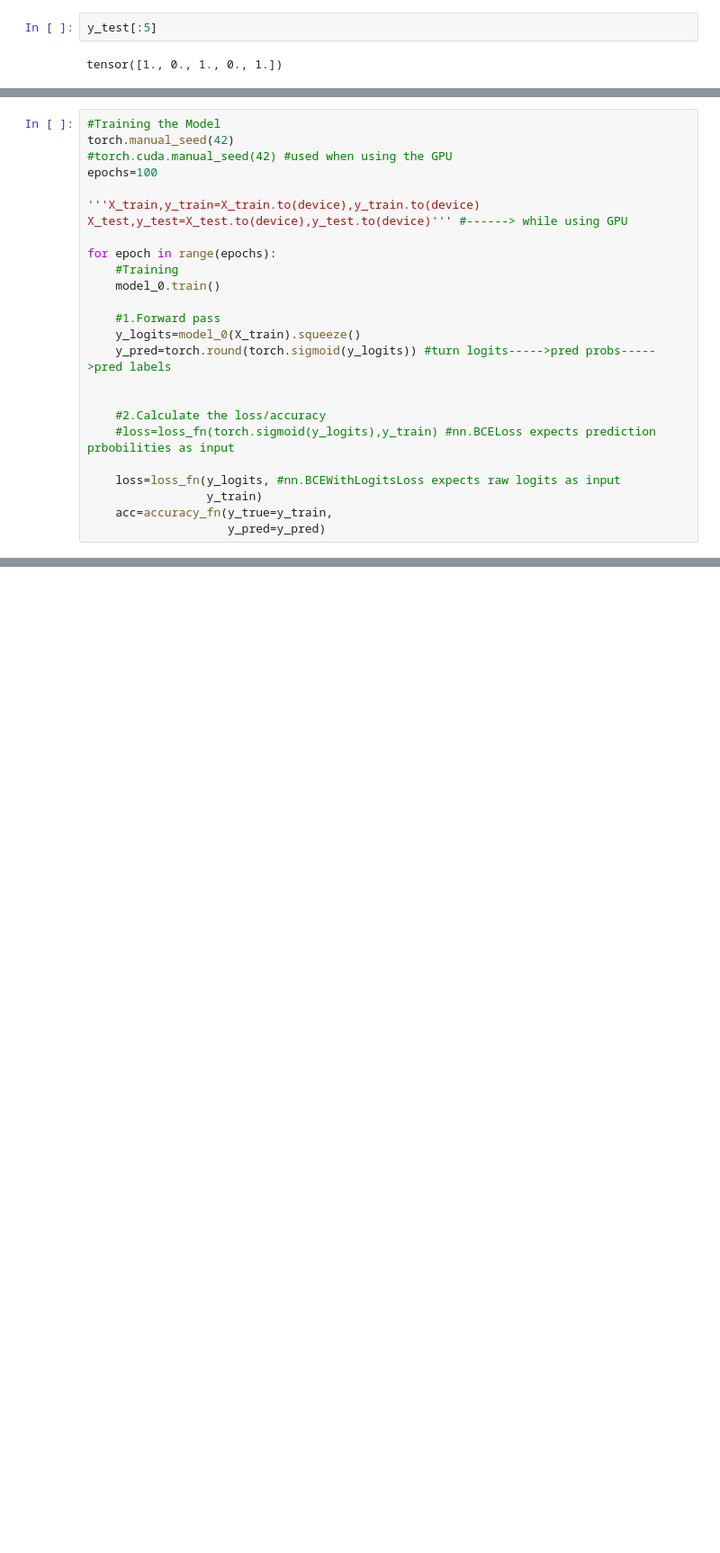
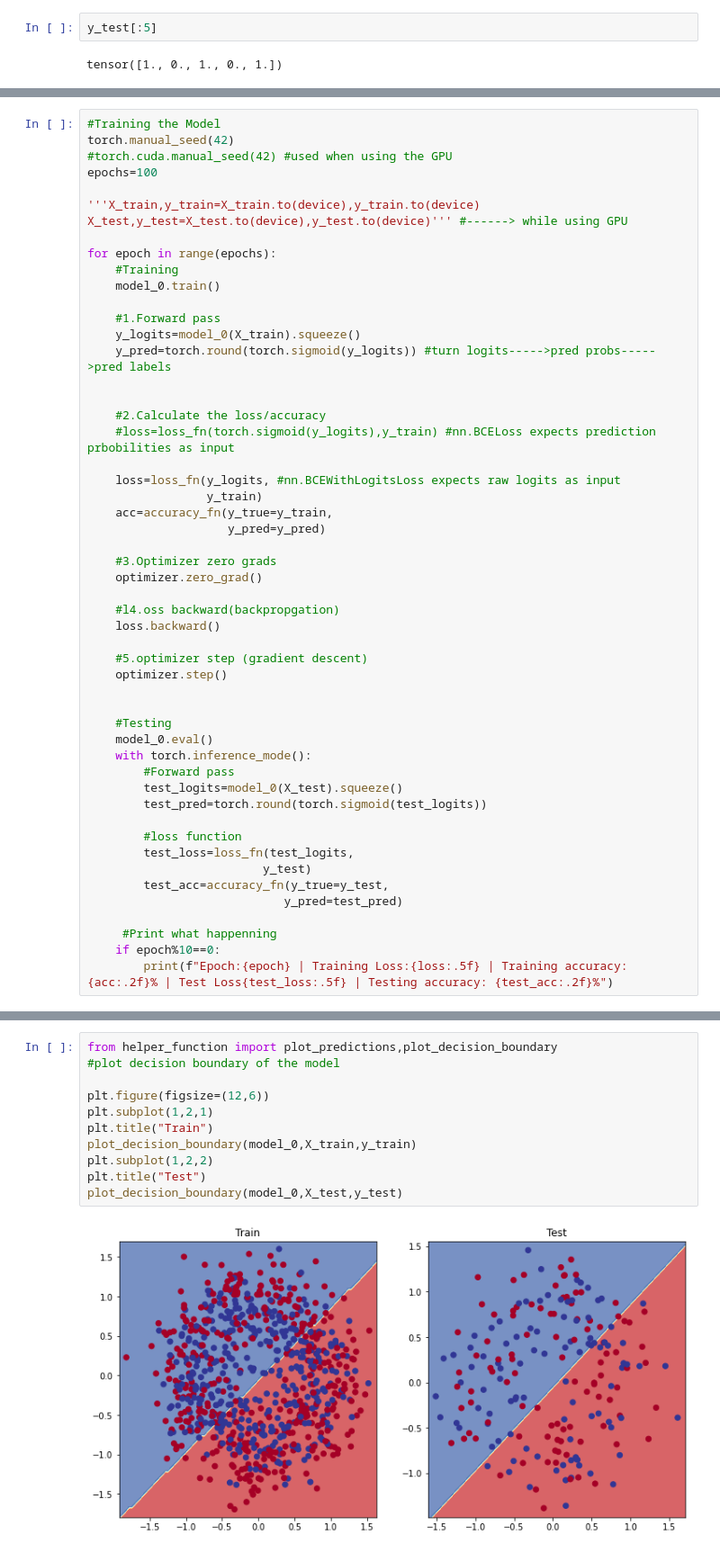
Before and after one commit to GirishHiremath/PyTorch, a Jupyter notebook: neural_network_classification_pytorch.ipynb, the cells around one changed output, grey strips where cells are left out. Shown: that part at 90% size. Drawn from its saved outputs; the diff is of its cells as text; blank space fills up the shorter version.

Commit message:
linear model

```diff
--- a/neural_network_classification_pytorch.ipynb
+++ b/neural_network_classification_pytorch.ipynb
@@ -258,3 +262,30 @@ for epoch in range(epochs):
                  y_train)
     acc=accuracy_fn(y_true=y_train,
                     y_pred=y_pred)
+
+    #3.Optimizer zero grads
+    optimizer.zero_grad()
+
+    #l4.oss backward(backpropgation)
+    loss.backward()
+
+    #5.optimizer step (gradient descent)
+    optimizer.step()
+
+
+    #Testing
+    model_0.eval()
+    with torch.inference_mode():
+        #Forward pass
+        test_logits=model_0(X_test).squeeze()
+        test_pred=torch.round(torch.sigmoid(test_logits))
+
+        #loss function
+        test_loss=loss_fn(test_logits,
+                         y_test)
+        test_acc=accuracy_fn(y_true=y_test,
+                            y_pred=test_pred)
+
+     #Print what happenning
+    if epoch%10==0:
+        print(f"Epoch:{epoch} | Training Loss:{loss:.5f} | Training accuracy:{acc:.2f}% | Test Loss{test_loss:.5f} | Testing accuracy: {test_acc:.2f}%")
@@ -260,0 +317,13 @@ for epoch in range(epochs):
+# %%
+from helper_function import plot_predictions,plot_decision_boundary
+#plot decision boundary of the model
+
+plt.figure(figsize=(12,6))
+plt.subplot(1,2,1)
+plt.title("Train")
+plot_decision_boundary(model_0,X_train,y_train)
+plt.subplot(1,2,2)
+plt.title("Test")
+plot_decision_boundary(model_0,X_test,y_test)
+# %% [output]
+[figure, added]
```
Also changed, not shown: parts of 14 cells of this notebook, 2 other files.
